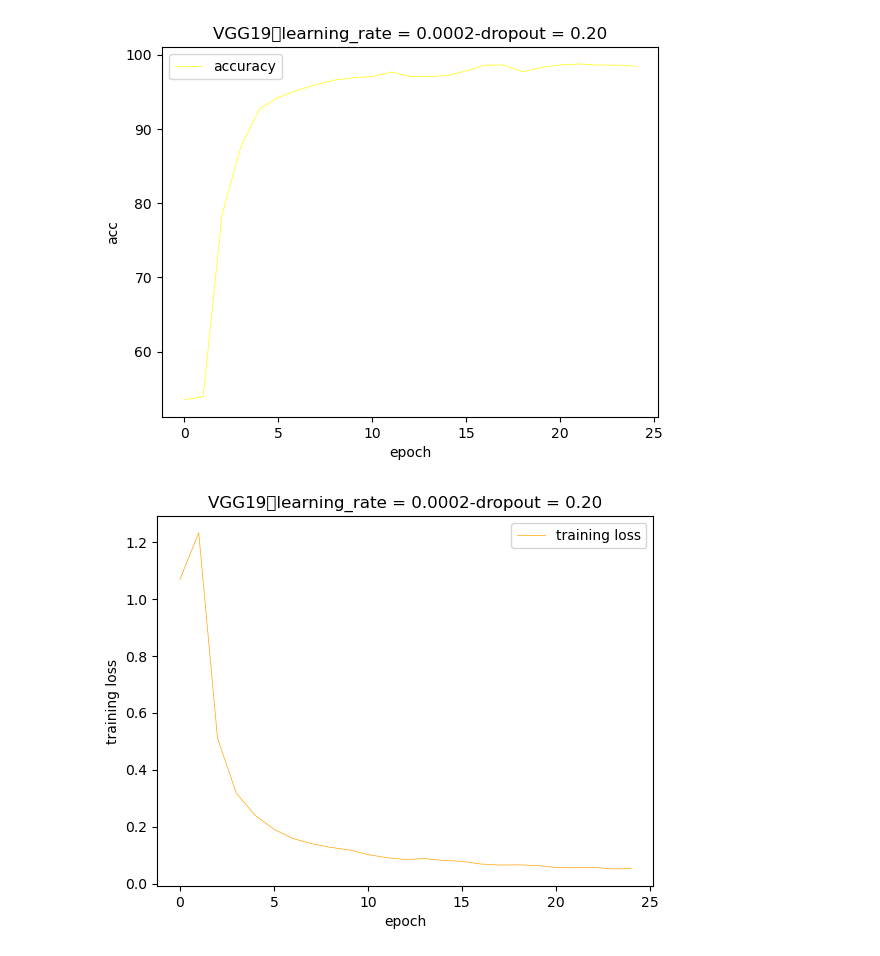
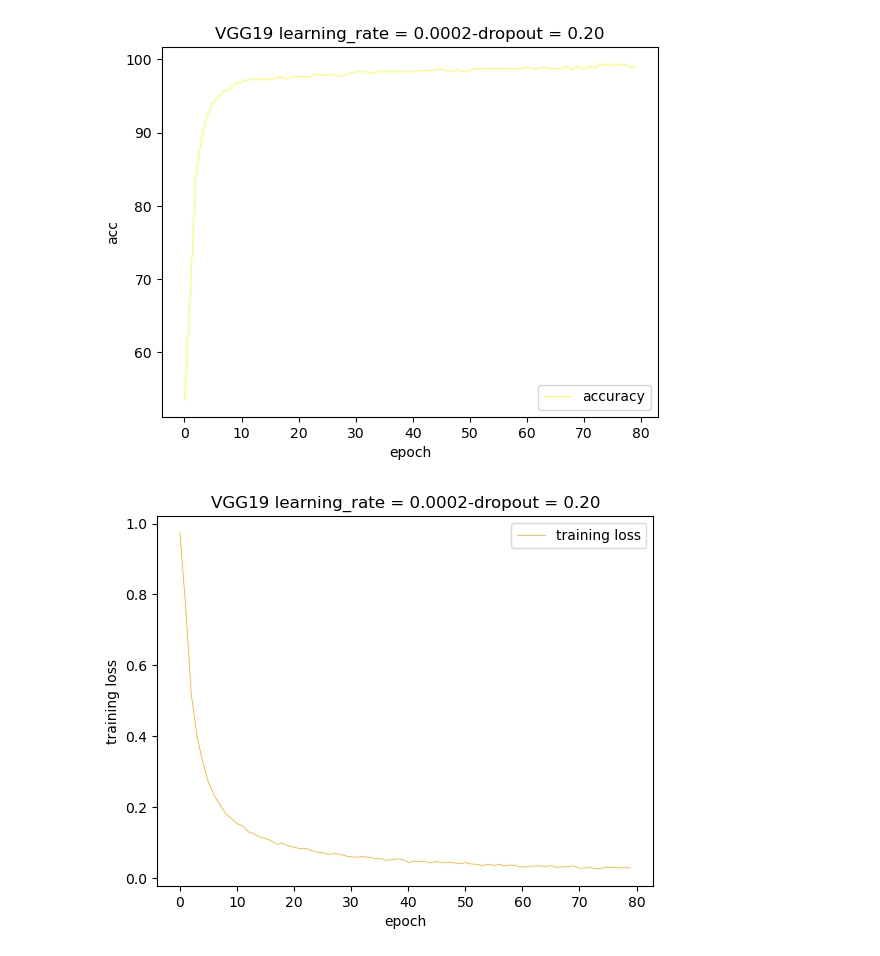
Before and after one commit to x-Arte/ClassificationEndomicroscopyImages, a Jupyter notebook: figures.ipynb, the cells around one changed output. Saved outputs shown, nothing was run; the diff lists cells and outputs as text; code cells hidden in the pictures.

Commit message:
12/12 transfer learning

```diff
--- a/figures.ipynb
+++ b/figures.ipynb
@@ -1,40 +1,40 @@
 # %%
 import pandas as pd
 import matplotlib.pyplot as plt
-filename='model/acc/2023-11-30-18-17 98.6%.csv'
+filename='model/acc/2023-12-12-13-16.csv'
 # filename_2 = 'data/train_loss/2023-03-29-21-26-types[LSTM]-times[1500]-dropout[0.25]-batchsize[128].csv'
 # filename_3 = 'data/train_loss/2023-03-29-17-20-types[LSTM]-times[1500]-dropout[0.25]-batchsize[32].csv'
 # filename_4 = 'data/train_loss/2023-03-29-22-30-types[LSTM]-times[1500]-dropout[0.25]-batchsize[16].csv'
 
 
 df = pd.read_csv(filename)
 # df_2 = pd.read_csv(filename_2)
 # df_3 = pd.read_csv(filename_3)
 # df_4 = pd.read_csv(filename_4)
 
-plt.title('VGG19：learning_rate = 0.0002-dropout = 0.20')
+plt.title('VGG19 learning_rate = 0.0002-dropout = 0.20')
 plt.xlabel('epoch')
 plt.ylabel('acc')
 # plt.figure(figsize=(20, 6))
 # plt.scatter(df['epoch'], df['loss'])
 plt.plot(df['epoch'], df['accuracy'],color='yellow',label = 'accuracy',linewidth=0.5 )
 #plt.plot(df['epoch'], df['training loss'],color='orange',label = 'training loss',linewidth=0.5 )
 # plt.plot(df_4['epoch'], df_4['test_loss'],color='orange', label = 'batchsize[16]', linewidth=0.8)
 # plt.plot(df_3['epoch'], df_3['test_loss'],color='blue', label = 'batchsize[32]', linewidth=0.5)
 # plt.plot(df['epoch'], df['test_loss'],color='red', label = 'batchsize[64]', linewidth=0.5)
 # # plt.plot(df_2['epoch'], df_2['loss'],color='blue',alpha=0.5)
 # plt.plot(df_2['epoch'], df_2['test_loss'],color='green', label = 'batchsize[128]', linewidth=0.5)
 
 plt.legend()
 plt.show()
 
 
-plt.title('VGG19：learning_rate = 0.0002-dropout = 0.20')
+plt.title('VGG19 learning_rate = 0.0002-dropout = 0.20')
 plt.xlabel('epoch')
 plt.ylabel('training loss')
 plt.plot(df['epoch'], df['training loss'],color='orange',label = 'training loss',linewidth=0.5 )
 plt.legend()
 plt.show()
 # %% [output]
-[figure, old version]
+[figure, new version]
-[figure, old version]
+[figure, new version]
```
Also changed, not shown: 3 other files.
